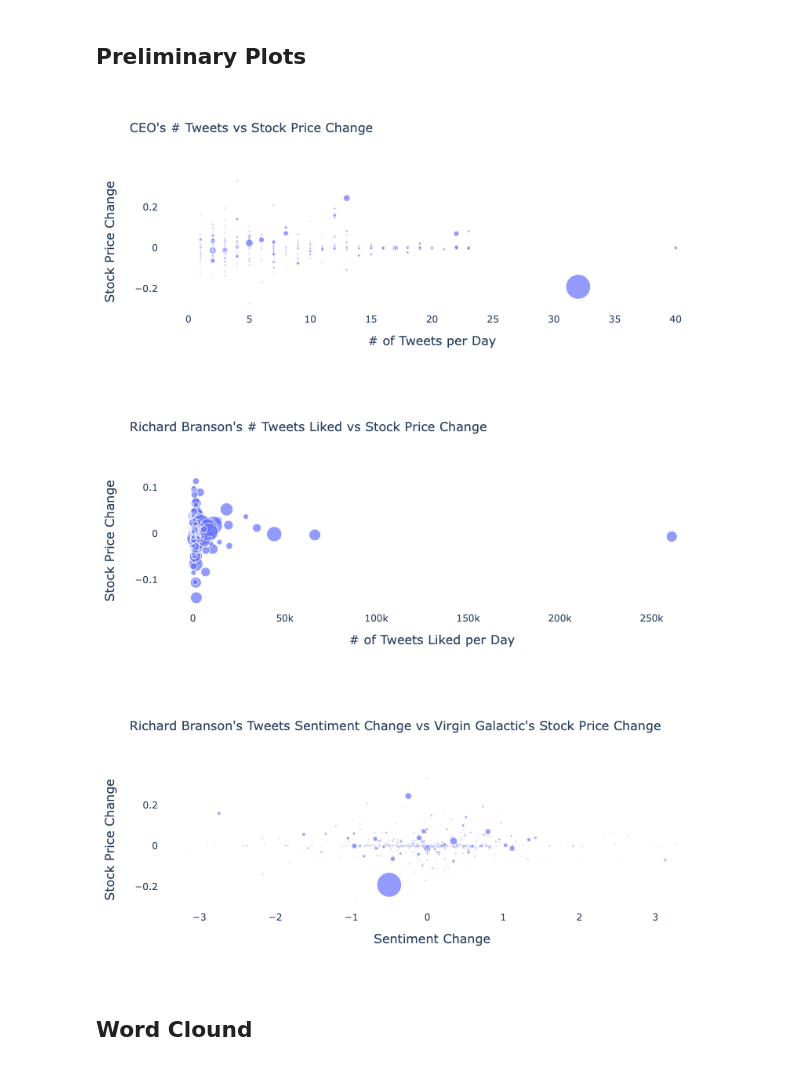
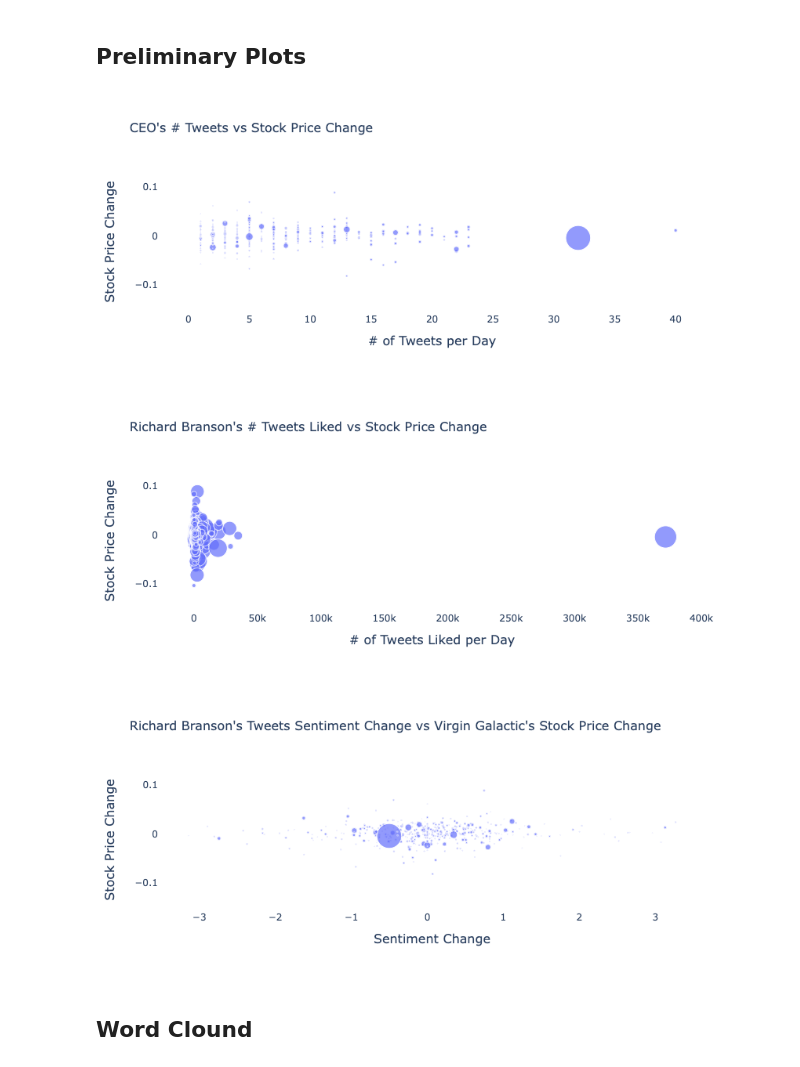
Before and after one commit to NB-01/twitter, a Jupyter notebook: data_cleaning_mu.ipynb, the cells around one changed output. Saved outputs shown, nothing was run; the diff lists cells and outputs as text; code cells hidden in the pictures.

Commit message:
tim cook cleaned file

```diff
--- a/data_cleaning_mu.ipynb
+++ b/data_cleaning_mu.ipynb
@@ -115,10 +115,10 @@ def Merging_dfs(stock_df,ceo_tweets):
 # %% [markdown]
 ## Applying the functions:
 # %%
-ceo_tweets = Tweet_Clean("data/raw/branson.csv")
-stock_df = Stock_Clean("data/raw/SPCE.csv")
+ceo_tweets = Tweet_Clean("data/raw/timcook.csv")
+stock_df = Stock_Clean("data/raw/AAPL.csv")
 df_stock_tweets = Merging_dfs(stock_df,ceo_tweets)
-df_stock_tweets.to_csv('data/branson_cleaned.csv', index=False)
+df_stock_tweets.to_csv('data/processed/timcook_cleaned.csv', index=False)
 df_stock_tweets
 # %% [output]
 |  | Date | Close | Return | Tweets | Agg_count | Agg_retweet | Agg_favorite | Subjectivity_mean | ... |
@@ -158,30 +158,30 @@ fig.update_layout(
 )
 fig.show()
 # %% [output]
-[figure, old version]
+[figure, new version]
 # %%
 fig = go.Figure()
 _ = fig.add_trace(go.Scatter(
     x= df_stock_tweets['Agg_favorite'],
     y= df_stock_tweets['Return'],
     mode="markers",
     marker={"size": df_stock_tweets['Agg_count'], "sizemode": "area",
-                                    "sizeref": 2*max(df_stock_tweets['tweet_count']/1000)},
+                                    "sizeref": 2*max(df_stock_tweets['Agg_count']/1000)},
     hovertemplate= "Number of Tweets Liked per Day: %{x:.1f}<br>" +
     "Stock Price Change: %{y:.1f}<br>" +
     "Number of Tweets: %{marker.size:,}" +
     "<extra></extra>"
 ))
 fig.update_layout(
     plot_bgcolor="white",
     yaxis={"title": {"text": "Stock Price Change", "font": {"size": 16}}},
     xaxis={"title": {"text": "# of Tweets Liked per Day", "font": {"size": 16}}},
     # hovermode="x",
     title={'text': "Richard Branson's # Tweets Liked vs Stock Price Change", "font": {"size": 16}}
 )
 fig.show()
 # %% [output]
-[figure, old version]
+[figure, new version]
 # %%
 fig = go.Figure()
 _ = fig.add_trace(go.Scatter(
@@ -204,7 +204,7 @@ fig.update_layout(
 )
 fig.show()
 # %% [output]
-[figure, old version]
+[figure, new version]
 # %% [markdown]
 ## Word Clound
 # %%
```
Also changed, not shown: parts of 1 cell of this notebook, 1 other file.
